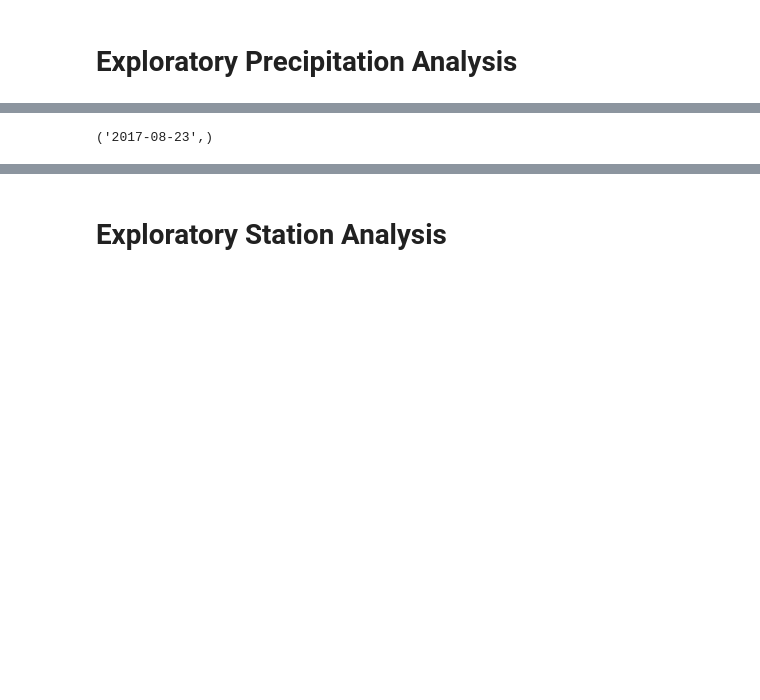
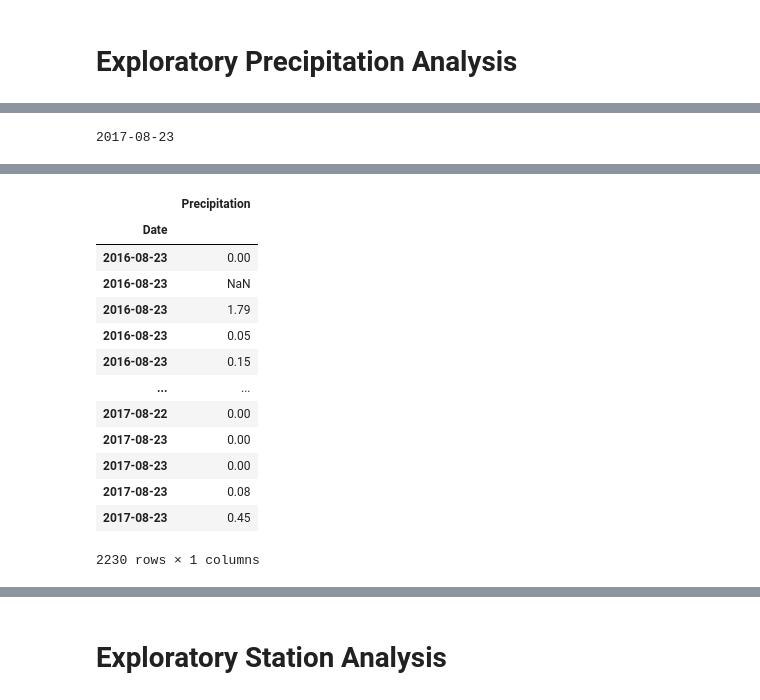
Before and after one commit to melissamonroe/sqlalchemy-challenge, a Jupyter notebook: climate.ipynb, the cells around one changed output, grey strips where cells are left out. Saved outputs shown, nothing was run; the diff lists cells and outputs as text; code cells hidden in the pictures; blank space fills up the shorter version.

```diff
--- a/climate.ipynb
+++ b/climate.ipynb
@@ -64,23 +68,40 @@ first_row_station.__dict__
 # %%
+
 # Find the most recent date in the data set.
 for row in session.query(Measurement.date).order_by(Measurement.date.desc()).limit(1).all():
-    print(row)
+    most_recent_date_string = row[0]
+
+print(most_recent_date_string)
 # %% [output]
-('2017-08-23',)
+2017-08-23
 # %%
 # Design a query to retrieve the last 12 months of precipitation data and plot the results.
 # Starting from the most recent data point in the database.
+most_recent_date = dt.strptime('2017-08-23', '%Y-%m-%d')
+print(most_recent_date)
 
 # Calculate the date one year from the last date in data set.
+yearfrom_most_recent_date = most_recent_date - timedelta(days=365)
+print(yearfrom_most_recent_date)
 
 
 # Perform a query to retrieve the data and precipitation scores
-
+#for row in session.query(Measurement.date,Measurement.prcp).filter(Measurement.date.between('1985-01-17', '2017-08-23'))
+#     print(row)
+dates = []
+precipitations = []
+for row in session.query(Measurement.date,Measurement.prcp).filter(Measurement.date >= '2016-08-23'):
+    dates.append(row.date)
+    precipitations.append(row.prcp)
 
 # Save the query results as a Pandas DataFrame and set the index to the date column
 
+measurements_df = pd.DataFrame(
+    {'Date': dates,
+     'Precipitation': precipitations
+    }).set_index('Date')
 
 # Sort the dataframe by date
-
-
-# Use Pandas Plotting with Matplotlib to plot the data
+measurements_df = measurements_df.sort_values(by=['Date'], ascending=True)
+measurements_df
+# %% [output]
@@ -86,0 +110,14 @@ for row in session.query(Measurement.date).order_by(Measurement.date.desc()).lim
+|  | Precipitation |
+| Date |  |
+| 2016-08-23 | 0.00 |
+| 2016-08-23 | NaN |
+| 2016-08-23 | 1.79 |
+| 2016-08-23 | 0.05 |
+| 2016-08-23 | 0.15 |
+| ... | ... |
+| 2017-08-22 | 0.00 |
+| 2017-08-23 | 0.00 |
+| 2017-08-23 | 0.00 |
+| 2017-08-23 | 0.08 |
+| 2017-08-23 | 0.45 |
+2230 rows × 1 columns
```
Also changed, not shown: parts of 15 cells of this notebook, 8 other files.
